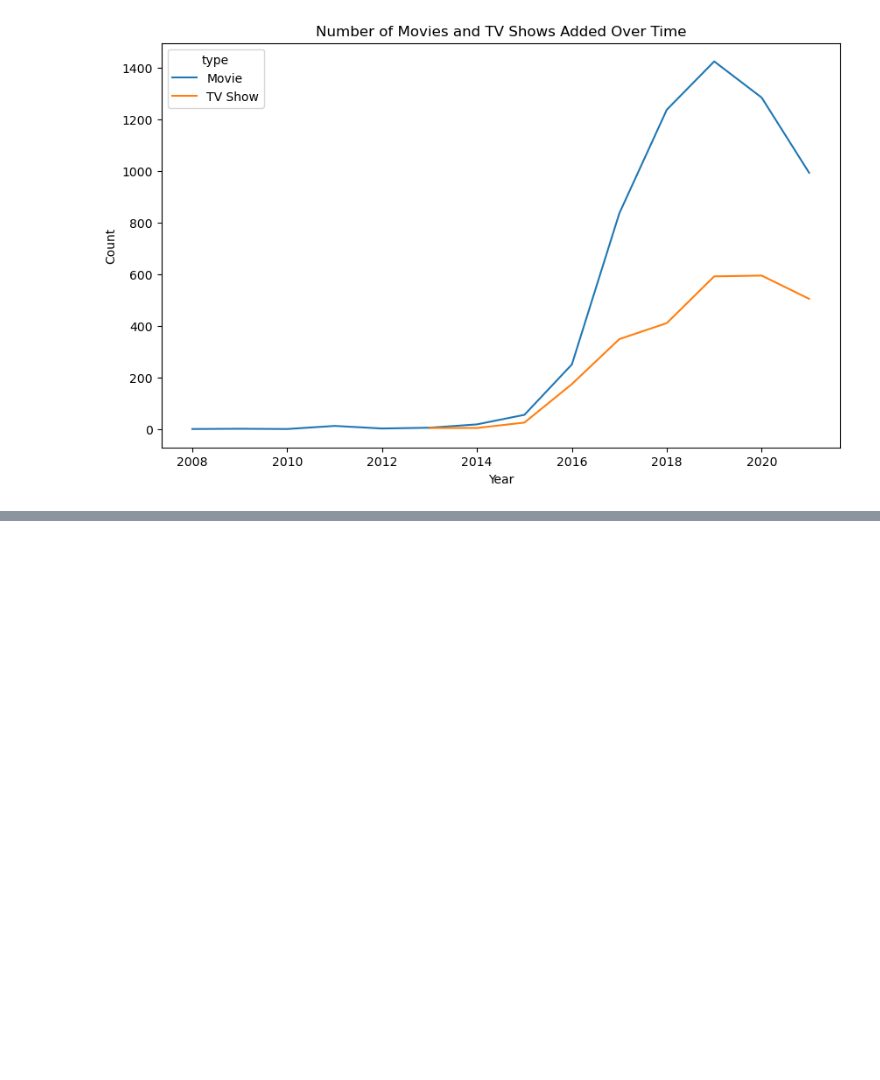
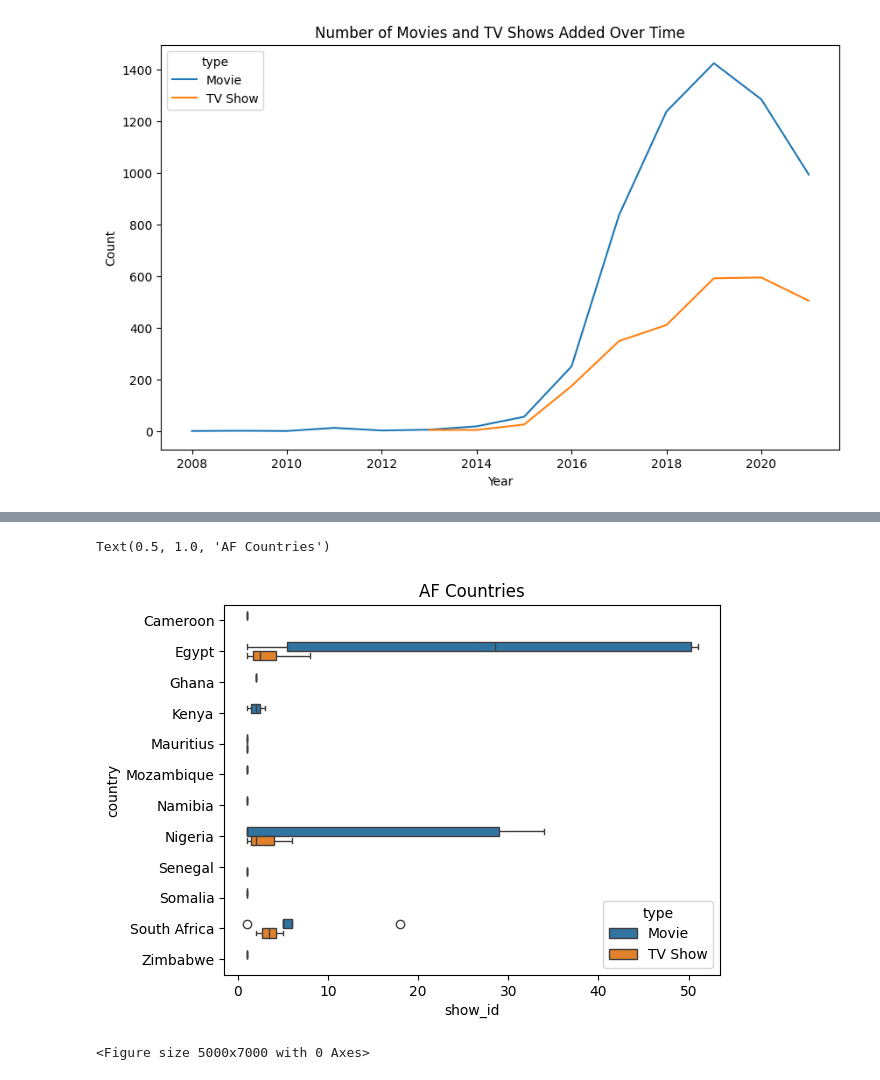
Before and after one commit to pydatakla/VisualizationWednesday, a Jupyter notebook: VisualizationWednesday/netflix/netflix_challenge.ipynb, the cells around one changed output, grey strips where cells are left out. Drawn from its saved outputs; the diff is of its cells as text; code cells hidden in the pictures; blank space fills up the shorter version.

Commit message:
boxplots by continent

```diff
--- a/VisualizationWednesday/netflix/netflix_challenge.ipynb
+++ b/VisualizationWednesday/netflix/netflix_challenge.ipynb
@@ -620,0 +637,3 @@ plt.ylabel("Number of Movies");
+# %%
+netflix["Continent"] = netflix['country'].apply(get_continent)
+netflix
@@ -620,0 +654,5 @@ plt.ylabel("Number of Movies");
+# %%
+from datetime import datetime
+netflix["Year_added"] = netflix["date_added"].apply(lambda x: x.strftime("%Y"))
+netflixYeardf = netflix.groupby(["Continent", "country", "Year_added", "type"])["show_id"].count().to_frame()
+netflixYeardf
@@ -620,0 +674,19 @@ plt.ylabel("Number of Movies");
+# %%
+import seaborn as sns
+def continent_plot(continent, df):
+    plot = sns.boxplot(
+        data=netflixYeardf.loc[continent],
+        y="country",
+        x="show_id",
+        orient="h",
+        hue="type",
+        width=0.6,
+    ).set_title("{} Countries".format(continent));
+    plt.figure(figsize=(50,70))
+    return plot
+# %%
+continent_plot("AF", netflixYeardf)
+# %% [output]
+Text(0.5, 1.0, 'AF Countries')
+[figure, added]
+<Figure size 5000x7000 with 0 Axes>
```
Also changed, not shown: parts of 22 cells of this notebook, 24 other files.
